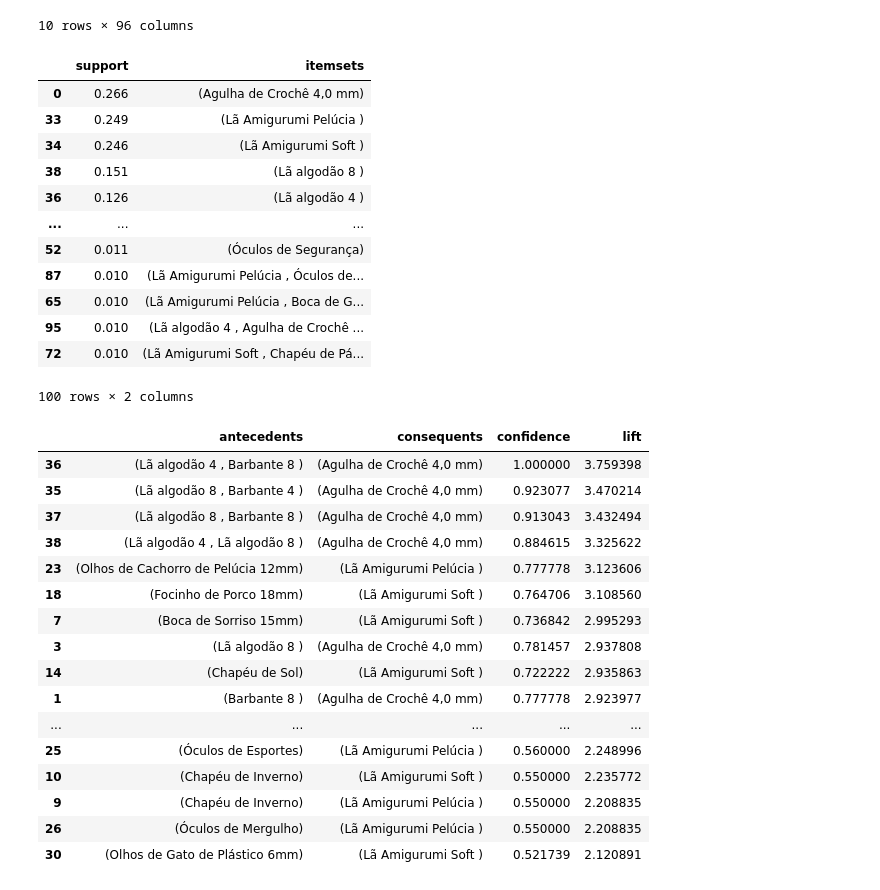
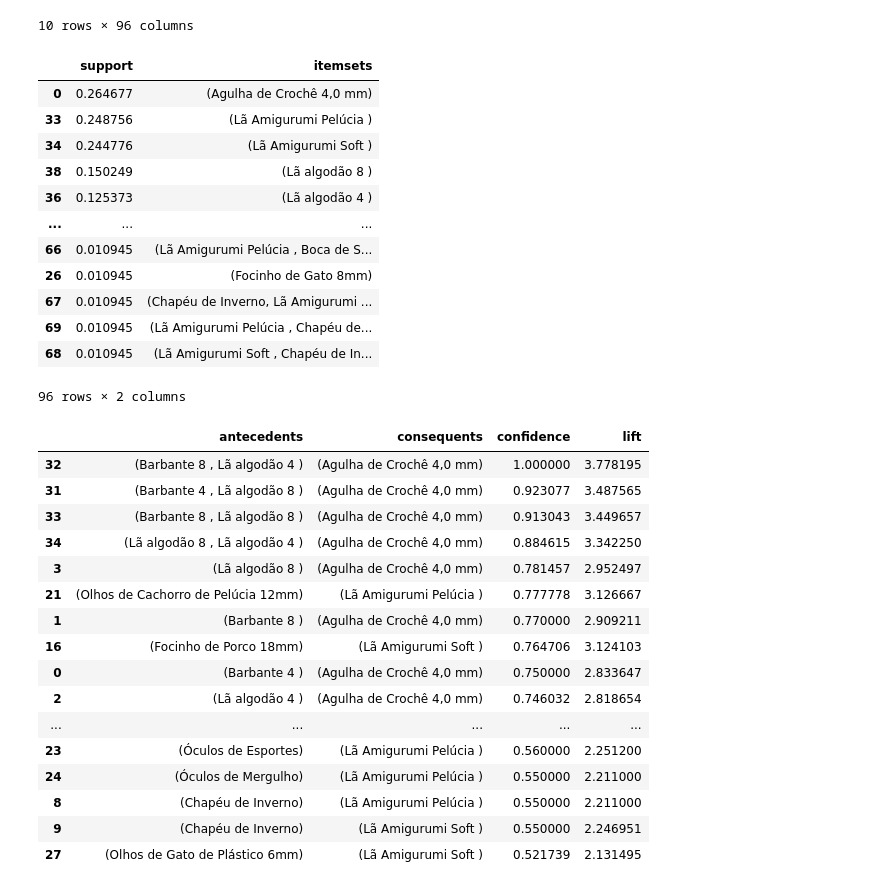
Before and after one commit to pennamoro/back-lama, a Jupyter notebook: python-scripts/apriori.ipynb, the cells around one changed output. Cells and saved outputs as stored; diff of their text form; code cells hidden in the pictures.

```diff
--- a/python-scripts/apriori.ipynb
+++ b/python-scripts/apriori.ipynb
@@ -2,9 +2,15 @@
 import numpy as np
 import pandas as pd
 # %%
-df = pd.read_csv("receitas-materiais-nome.csv", header = None)
-df.replace(np.nan, 0, inplace= True)
+df = pd.read_csv("receitas-materiais-nome.csv", header=None, skiprows=1, names=['materiais_concatenados'])
+df['materiais_concatenados'] = df['materiais_concatenados'].str.split(', ')
+new_df = pd.DataFrame(df['materiais_concatenados'].to_list())
+result_df = pd.concat([df, new_df], axis=1)
 
+result_df.replace(np.nan, 0, inplace=True)
+result_df.drop(columns=['materiais_concatenados'], inplace=True)
+
+df = result_df
 df.head(10)
 # %% [output]
 |  | 0 | 1 | 2 | 3 |
@@ -80,42 +86,42 @@ frequent_itemsets = apriori(df, min_support = 0.01, use_colnames= True)
 frequent_itemsets.sort_values(by=['support'], ascending= False)
 # %% [output]
 |  | support | itemsets |
-| 0 | 0.266 | (Agulha de Crochê 4,0 mm) |
-| 33 | 0.249 | (Lã Amigurumi Pelúcia ) |
-| 34 | 0.246 | (Lã Amigurumi Soft ) |
-| 38 | 0.151 | (Lã algodão 8 ) |
-| 36 | 0.126 | (Lã algodão 4 ) |
+| 0 | 0.264677 | (Agulha de Crochê 4,0 mm) |
+| 33 | 0.248756 | (Lã Amigurumi Pelúcia ) |
+| 34 | 0.244776 | (Lã Amigurumi Soft ) |
+| 38 | 0.150249 | (Lã algodão 8 ) |
+| 36 | 0.125373 | (Lã algodão 4 ) |
 | ... | ... | ... |
-| 52 | 0.011 | (Óculos de Segurança) |
-| 87 | 0.010 | (Lã Amigurumi Pelúcia , Óculos de... |
-| 65 | 0.010 | (Lã Amigurumi Pelúcia , Boca de G... |
-| 95 | 0.010 | (Lã algodão 4 , Agulha de Crochê ... |
-| 72 | 0.010 | (Lã Amigurumi Soft , Chapéu de Pá... |
+| 66 | 0.010945 | (Lã Amigurumi Pelúcia , Boca de S... |
+| 26 | 0.010945 | (Focinho de Gato 8mm) |
+| 67 | 0.010945 | (Chapéu de Inverno, Lã Amigurumi ... |
+| 69 | 0.010945 | (Lã Amigurumi Pelúcia , Chapéu de... |
+| 68 | 0.010945 | (Lã Amigurumi Soft , Chapéu de In... |
-100 rows × 2 columns
+96 rows × 2 columns
 # %%
 from mlxtend.frequent_patterns import association_rules
 
 rules = association_rules(frequent_itemsets, metric = 'confidence', min_threshold= 0.5)
-sorted_rules = rules.sort_values(by=['lift'], ascending= False).drop(['antecedent support', 'consequent support', 'leverage', 'conviction', 'support', 'zhangs_metric'], axis=1)
+sorted_rules = rules.sort_values(by=['confidence'], ascending= False).drop(['antecedent support', 'consequent support', 'leverage', 'conviction', 'support', 'zhangs_metric'], axis=1)
 sorted_rules
 # %% [output]
 |  | antecedents | consequents | confidence | lift |
-| 36 | (Lã algodão 4 , Barbante 8 ) | (Agulha de Crochê 4,0 mm) | 1.000000 | 3.759398 |
-| 35 | (Lã algodão 8 , Barbante 4 ) | (Agulha de Crochê 4,0 mm) | 0.923077 | 3.470214 |
-| 37 | (Lã algodão 8 , Barbante 8 ) | (Agulha de Crochê 4,0 mm) | 0.913043 | 3.432494 |
-| 38 | (Lã algodão 4 , Lã algodão 8 ) | (Agulha de Crochê 4,0 mm) | 0.884615 | 3.325622 |
-| 23 | (Olhos de Cachorro de Pelúcia 12mm) | (Lã Amigurumi Pelúcia ) | 0.777778 | 3.123606 |
-| 18 | (Focinho de Porco 18mm) | (Lã Amigurumi Soft ) | 0.764706 | 3.108560 |
-| 7 | (Boca de Sorriso 15mm) | (Lã Amigurumi Soft ) | 0.736842 | 2.995293 |
-| 3 | (Lã algodão 8 ) | (Agulha de Crochê 4,0 mm) | 0.781457 | 2.937808 |
-| 14 | (Chapéu de Sol) | (Lã Amigurumi Soft ) | 0.722222 | 2.935863 |
-| 1 | (Barbante 8 ) | (Agulha de Crochê 4,0 mm) | 0.777778 | 2.923977 |
+| 32 | (Barbante 8 , Lã algodão 4 ) | (Agulha de Crochê 4,0 mm) | 1.000000 | 3.778195 |
+| 31 | (Barbante 4 , Lã algodão 8 ) | (Agulha de Crochê 4,0 mm) | 0.923077 | 3.487565 |
+| 33 | (Barbante 8 , Lã algodão 8 ) | (Agulha de Crochê 4,0 mm) | 0.913043 | 3.449657 |
+| 34 | (Lã algodão 8 , Lã algodão 4 ) | (Agulha de Crochê 4,0 mm) | 0.884615 | 3.342250 |
+| 3 | (Lã algodão 8 ) | (Agulha de Crochê 4,0 mm) | 0.781457 | 2.952497 |
+| 21 | (Olhos de Cachorro de Pelúcia 12mm) | (Lã Amigurumi Pelúcia ) | 0.777778 | 3.126667 |
+| 1 | (Barbante 8 ) | (Agulha de Crochê 4,0 mm) | 0.770000 | 2.909211 |
+| 16 | (Focinho de Porco 18mm) | (Lã Amigurumi Soft ) | 0.764706 | 3.124103 |
+| 0 | (Barbante 4 ) | (Agulha de Crochê 4,0 mm) | 0.750000 | 2.833647 |
+| 2 | (Lã algodão 4 ) | (Agulha de Crochê 4,0 mm) | 0.746032 | 2.818654 |
 | ... | ... | ... | ... | ... |
-| 25 | (Óculos de Esportes) | (Lã Amigurumi Pelúcia ) | 0.560000 | 2.248996 |
-| 10 | (Chapéu de Inverno) | (Lã Amigurumi Soft ) | 0.550000 | 2.235772 |
-| 9 | (Chapéu de Inverno) | (Lã Amigurumi Pelúcia ) | 0.550000 | 2.208835 |
-| 26 | (Óculos de Mergulho) | (Lã Amigurumi Pelúcia ) | 0.550000 | 2.208835 |
-| 30 | (Olhos de Gato de Plástico 6mm) | (Lã Amigurumi Soft ) | 0.521739 | 2.120891 |
+| 23 | (Óculos de Esportes) | (Lã Amigurumi Pelúcia ) | 0.560000 | 2.251200 |
+| 24 | (Óculos de Mergulho) | (Lã Amigurumi Pelúcia ) | 0.550000 | 2.211000 |
+| 8 | (Chapéu de Inverno) | (Lã Amigurumi Pelúcia ) | 0.550000 | 2.211000 |
+| 9 | (Chapéu de Inverno) | (Lã Amigurumi Soft ) | 0.550000 | 2.246951 |
+| 27 | (Olhos de Gato de Plástico 6mm) | (Lã Amigurumi Soft ) | 0.521739 | 2.131495 |
 # %%
 sorted_rules['antecedents'] = sorted_rules['antecedents'].apply(lambda x: list(x))
 sorted_rules['consequents'] = sorted_rules['consequents'].apply(lambda x: list(x))
```
Also changed, not shown: parts of 2 cells of this notebook, 5 other files.
